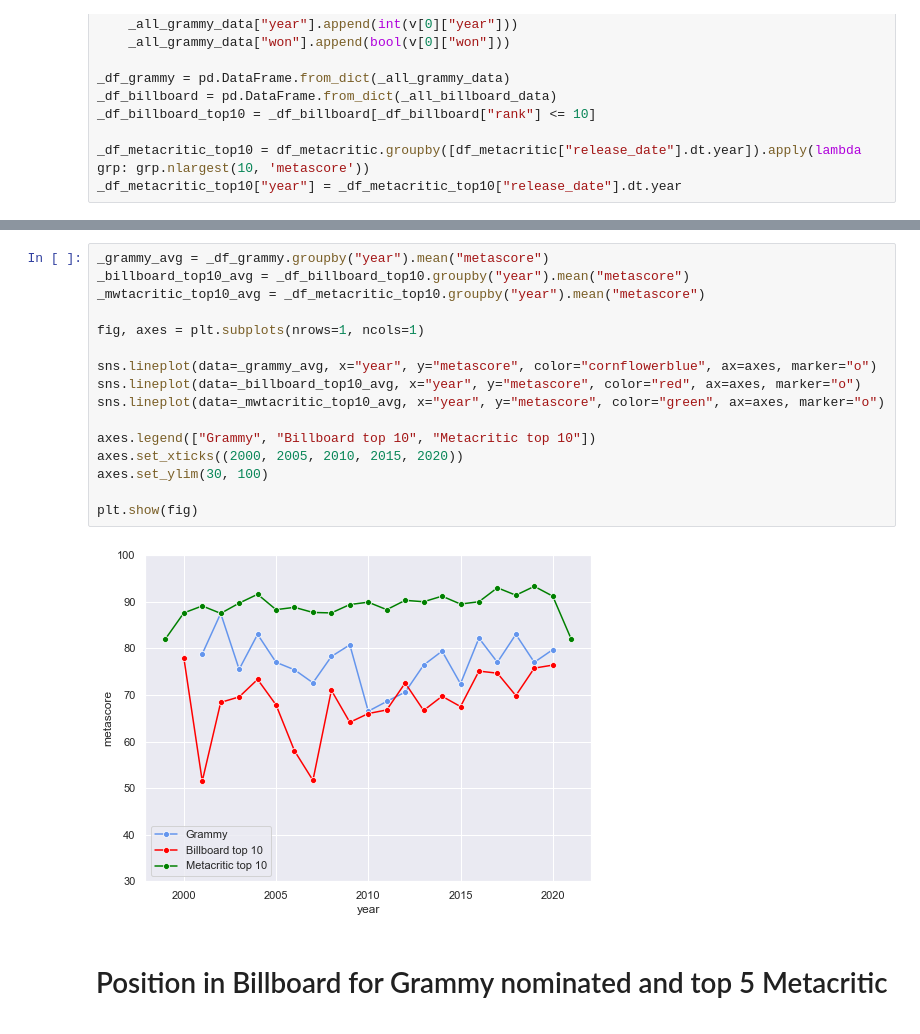
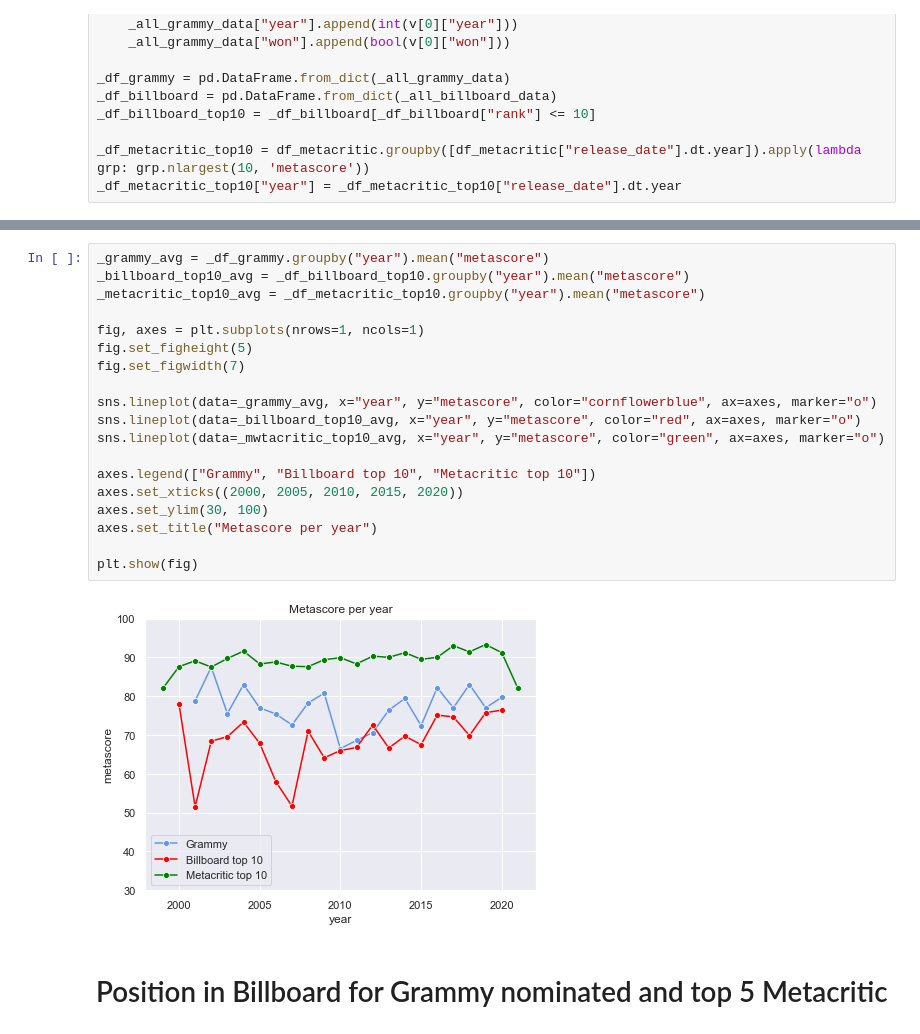
Before and after one commit to wainejr/CSB53, a Jupyter notebook: notebooks/graph_plots_joined_data.ipynb, the cells around one changed output, grey strips where cells are left out. Saved outputs shown, nothing was run; the diff lists cells and outputs as text.

```diff
--- a/notebooks/graph_plots_joined_data.ipynb
+++ b/notebooks/graph_plots_joined_data.ipynb
@@ -385,21 +388,24 @@ plt.show(fig)
 # %%
 _grammy_avg = _df_grammy.groupby("year").mean("metascore")
 _billboard_top10_avg = _df_billboard_top10.groupby("year").mean("metascore")
-_mwtacritic_top10_avg = _df_metacritic_top10.groupby("year").mean("metascore")
+_metacritic_top10_avg = _df_metacritic_top10.groupby("year").mean("metascore")
 
 fig, axes = plt.subplots(nrows=1, ncols=1)
+fig.set_figheight(5)
+fig.set_figwidth(7)
 
 sns.lineplot(data=_grammy_avg, x="year", y="metascore", color="cornflowerblue", ax=axes, marker="o")
 sns.lineplot(data=_billboard_top10_avg, x="year", y="metascore", color="red", ax=axes, marker="o")
 sns.lineplot(data=_mwtacritic_top10_avg, x="year", y="metascore", color="green", ax=axes, marker="o")
 
 axes.legend(["Grammy", "Billboard top 10", "Metacritic top 10"])
 axes.set_xticks((2000, 2005, 2010, 2015, 2020))
 axes.set_ylim(30, 100)
+axes.set_title("Metascore per year")
 
 plt.show(fig)
 # %% [output]
-[figure, old version]
+[figure, new version]
 # %% [markdown]
 # Position in Billboard for Grammy nominated and top 5 Metacritic
 # %%
```
Also changed, not shown: parts of 11 cells of this notebook.
